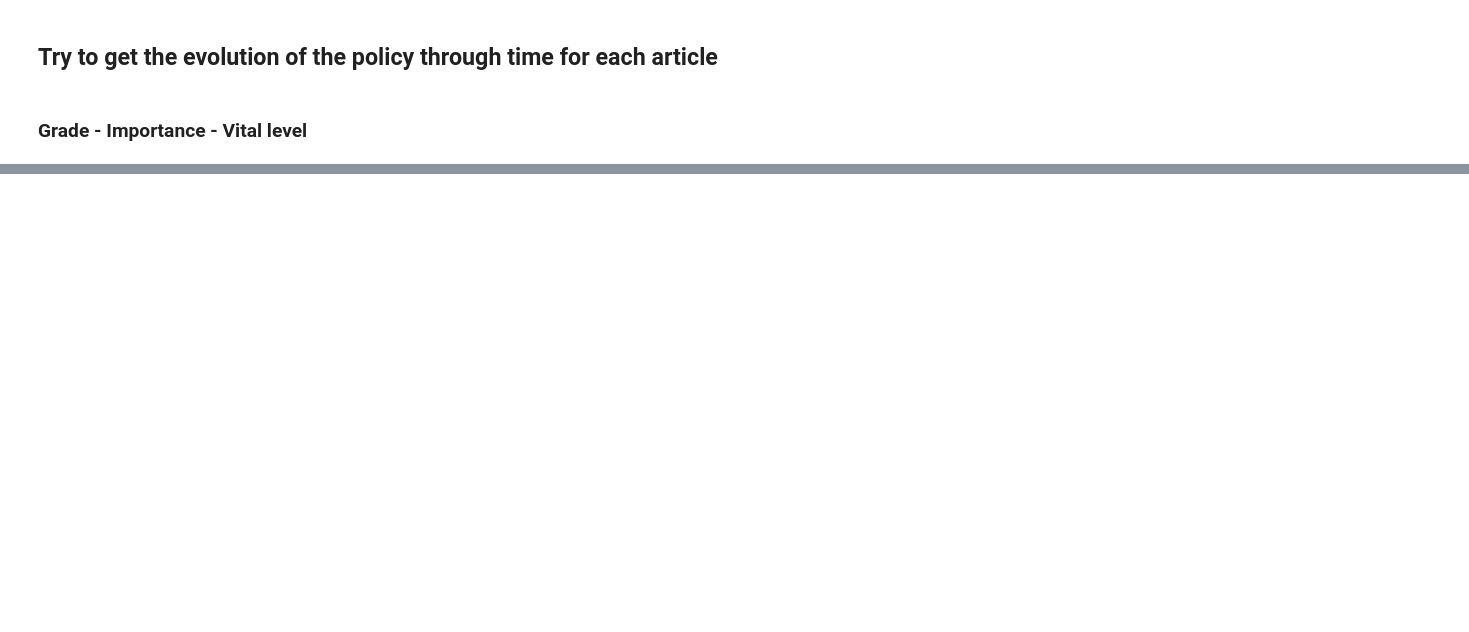
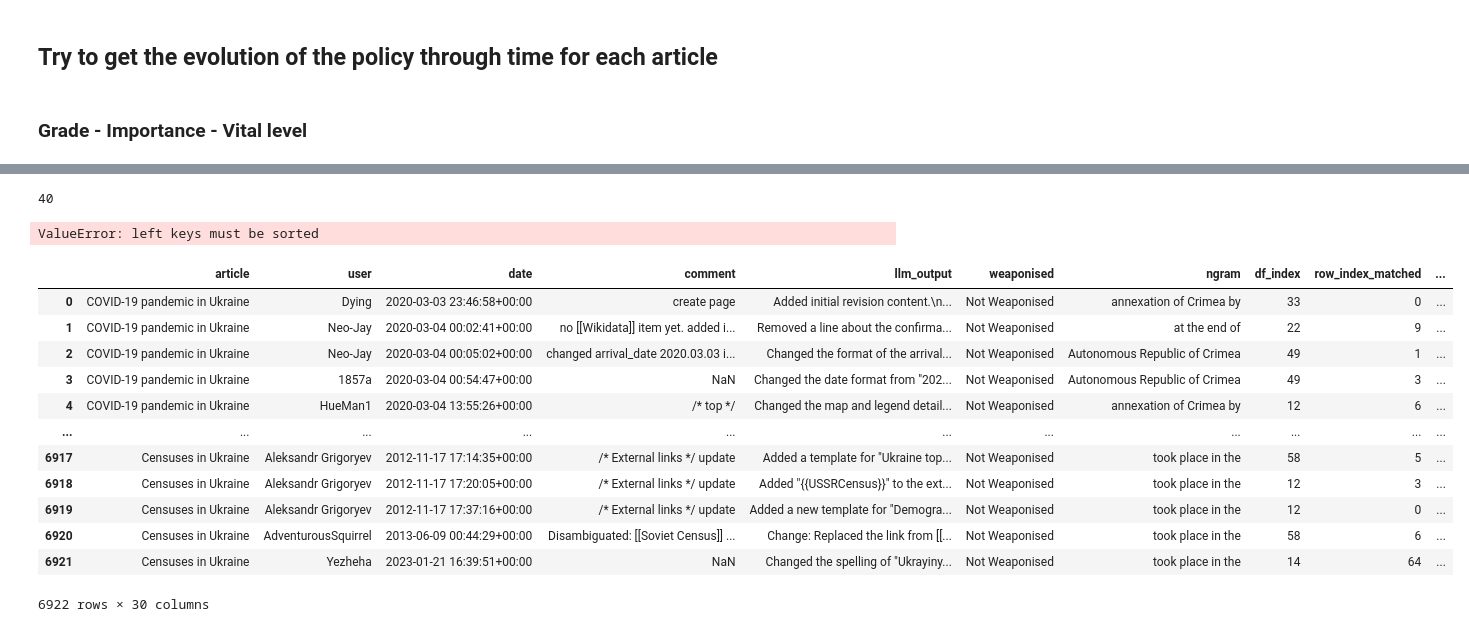
Before and after one commit to dh-epfl-students/dhlab-cultural-weaponisation-ukraine-benchmark, a Jupyter notebook: notebooks/Policy Analysis/grade_analysis.ipynb, the cells around one changed output, grey strips where cells are left out. Cells and saved outputs as stored; diff of their text form; code cells hidden in the pictures; blank space fills up the shorter version.

```diff
--- a/notebooks/Policy Analysis/grade_analysis.ipynb
+++ b/notebooks/Policy Analysis/grade_analysis.ipynb
@@ -126,4 +134,5 @@ The information retrieved are the current articles' status.
 # %%
 policy_analysis_articles = pd.read_csv('../../datas/interim/Policy Analysis/policy_analysis_articles.csv')
 policy_analysis_control_articles = pd.read_csv('../../datas/interim/Policy Analysis/policy_analysis_control_articles.csv')
+df = pd.read_csv('../../datas/final/all_users_analysis_final.csv')
 # %% [markdown]
@@ -348,10 +359,6 @@ def vital_level_via_lists(article_title):
                         if target in acceptable:
                             return level
     return None
-
-for article in articles:
-    level = vital_level_via_lists(article)
-    print(article, level)
 # %% [markdown]
 ## Try to get the evolution of the policy through time for each article
 # %% [markdown]
@@ -520,0 +681,4 @@ for t in control_articles:
+# %%
+len(timelines)
+# %% [output]
+40
@@ -520,0 +746,47 @@ for t in control_articles:
+# %%
+## TRY NUMBER 2
+
+# Copy original dataframes
+df_test = df.copy()
+df_test["date"] = pd.to_datetime(df_test["date"], utc=True)
+
+df_try2 = df_try.copy()
+df_try2["start"] = pd.to_datetime(df_try2["start"], utc=True)
+df_try2["end"]   = pd.to_datetime(df_try2["end"], utc=True)
+
+# --- FIX: Sort properly for merge_asof ---
+df_test = df_test.sort_values(["article", "date"])
+df_try2 = df_try2.sort_values(["article", "start"])
+
+# --- merge_asof: match each edit with the last grade change ---
+merged = pd.merge_asof(
+    df_test,
+    df_try2[["article", "start", "end", "grade"]],
+    by="article",
+    left_on="date",
+    right_on="start",
+    direction="backward"
+)
+
+# Remove grades where the edit date is after the interval end
+merged.loc[merged["date"] >= merged["end"], "grade"] = pd.NA
+
+df_with_grade = merged
+# %% [output]
+ValueError: left keys must be sorted
+# %%
+df_with_grade
+# %% [output]
+|  | article | user | date | comment | llm_output | weaponised | ngram | df_index | row_index_matched | ... |
+| 0 | COVID-19 pandemic in Ukraine | Dying | 2020-03-03 23:46:58+00:00 | create page | Added initial revision content.\n... | Not Weaponised | annexation of Crimea by | 33 | 0 | ... |
+| 1 | COVID-19 pandemic in Ukraine | Neo-Jay | 2020-03-04 00:02:41+00:00 | no [[Wikidata]] item yet. added i... | Removed a line about the confirma... | Not Weaponised | at the end of | 22 | 9 | ... |
+| 2 | COVID-19 pandemic in Ukraine | Neo-Jay | 2020-03-04 00:05:02+00:00 | changed arrival_date 2020.03.03 i... | Changed the format of the arrival... | Not Weaponised | Autonomous Republic of Crimea | 49 | 1 | ... |
+| 3 | COVID-19 pandemic in Ukraine | 1857a | 2020-03-04 00:54:47+00:00 | NaN | Changed the date format from "202... | Not Weaponised | Autonomous Republic of Crimea | 49 | 3 | ... |
+| 4 | COVID-19 pandemic in Ukraine | HueMan1 | 2020-03-04 13:55:26+00:00 | /* top */ | Changed the map and legend detail... | Not Weaponised | annexation of Crimea by | 12 | 6 | ... |
+| ... | ... | ... | ... | ... | ... | ... | ... | ... | ... | ... |
+| 6917 | Censuses in Ukraine | Aleksandr Grigoryev | 2012-11-17 17:14:35+00:00 | /* External links */ update | Added a template for "Ukraine top... | Not Weaponised | took place in the | 58 | 5 | ... |
+| 6918 | Censuses in Ukraine | Aleksandr Grigoryev | 2012-11-17 17:20:05+00:00 | /* External links */ update | Added "{{USSRCensus}}" to the ext... | Not Weaponised | took place in the | 12 | 3 | ... |
+| 6919 | Censuses in Ukraine | Aleksandr Grigoryev | 2012-11-17 17:37:16+00:00 | /* External links */ update | Added a new template for "Demogra... | Not Weaponised | took place in the | 12 | 0 | ... |
+| 6920 | Censuses in Ukraine | AdventurousSquirrel | 2013-06-09 00:44:29+00:00 | Disambiguated: [[Soviet Census]] ... | Change: Replaced the link from [[... | Not Weaponised | took place in the | 58 | 6 | ... |
+| 6921 | Censuses in Ukraine | Yezheha | 2023-01-21 16:39:51+00:00 | NaN | Changed the spelling of "Ukrayiny... | Not Weaponised | took place in the | 14 | 64 | ... |
+6922 rows × 30 columns
```
Also changed, not shown: parts of 10 cells of this notebook.
